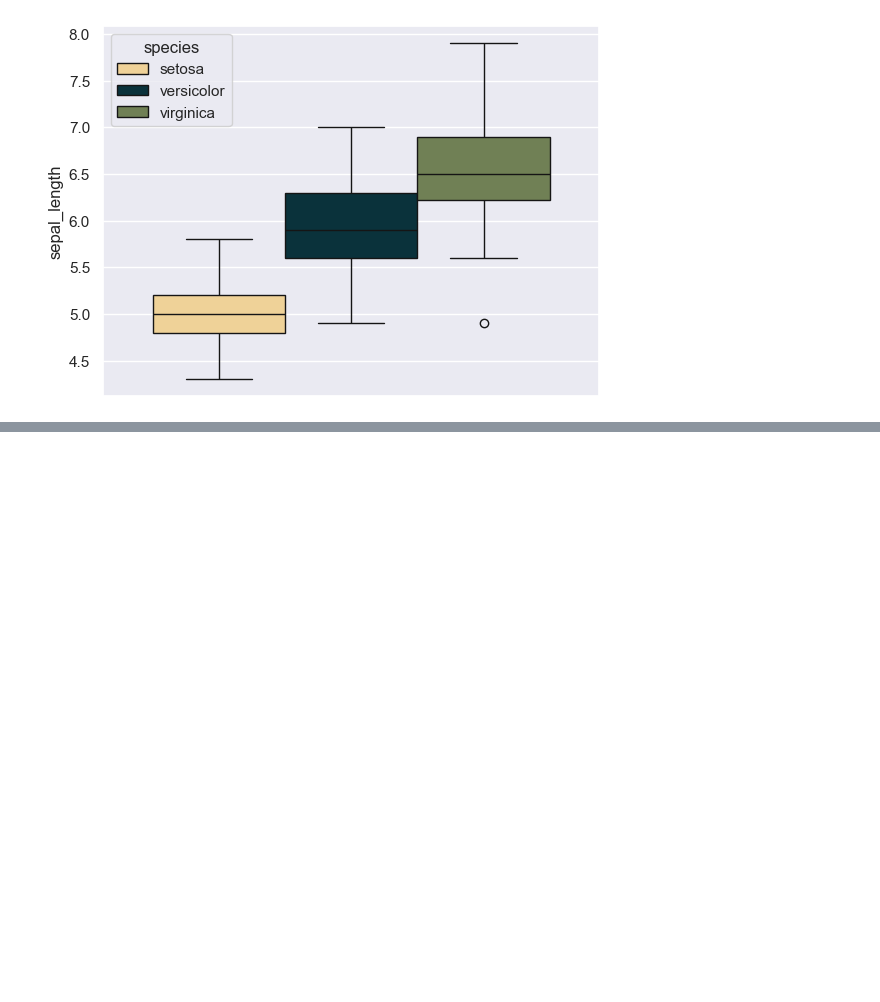
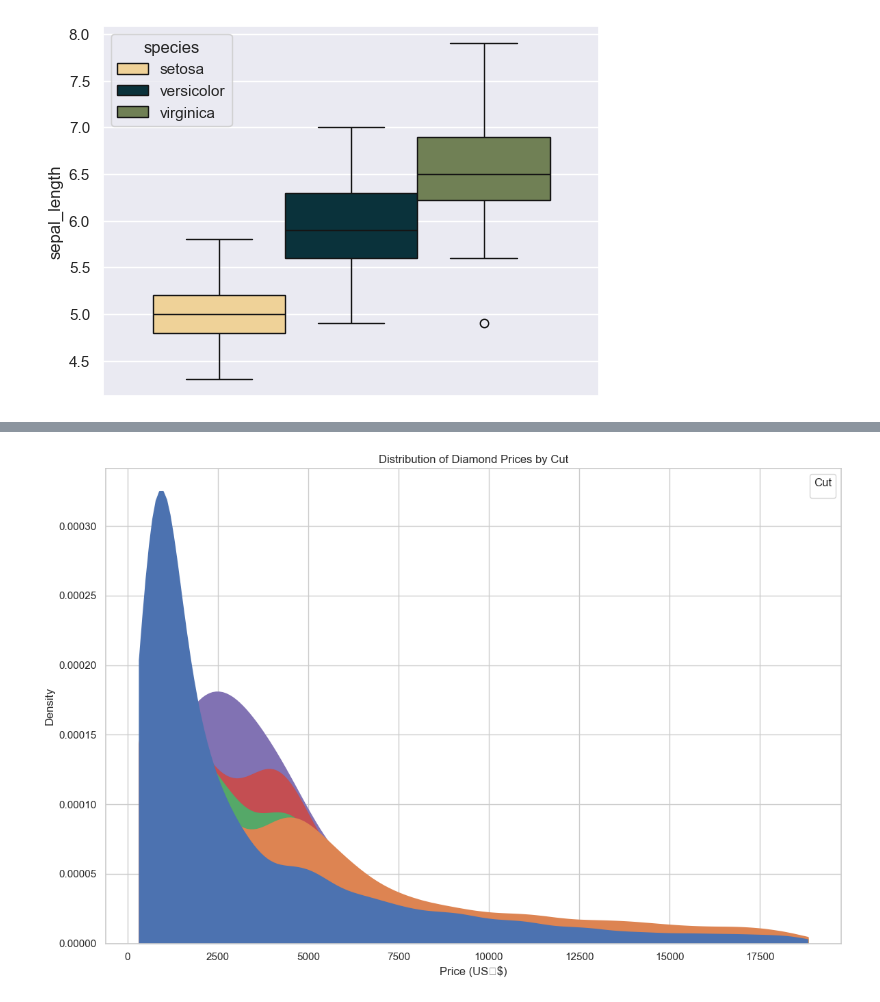
Before and after one commit to Dartmouth-Libraries/reproducible-research, a Jupyter notebook: graphs-plots/python-graph-gallery.ipynb, the cells around one changed output, grey strips where cells are left out. Cells and saved outputs as stored; diff of their text form; code cells hidden in the pictures; blank space fills up the shorter version.

```diff
--- a/graphs-plots/python-graph-gallery.ipynb
+++ b/graphs-plots/python-graph-gallery.ipynb
@@ -70,0 +93,38 @@ plt.show()
+# %%
+# ----- diamond prices by cut (Seaborn + Matplotlib)
+
+import seaborn as sns
+import matplotlib.pyplot as plt
+
+# -----  Load the built‑in "diamonds" dataset
+# NOTE: This requires an internet connection the first time it runs.
+#       Seaborn caches the CSV locally, so subsequent runs are fast.
+diamond_data = sns.load_dataset('diamonds')   # ← straight quotes!
+
+# --- Global figure/plot style settings
+plt.rcParams["figure.figsize"] = (12, 8)       # explicit tuple
+sns.set_theme(style="whitegrid")              # modern seaborn theme
+
+# kde plot
+# `cut=0` tells seaborn **not** to extend the curve beyond the data.
+# `hue='cut'` colours each cut category separately.
+sns.kdeplot(
+    data=diamond_data,
+    x="price",
+    hue="cut",          # column that defines the groups
+    cut=0,              # KDE extension parameter (not the column)
+    fill=True,          # shade under the curves (needs seaborn ≥0.11)
+    common_norm=False,  # each hue gets its own normalisation
+    alpha=1.0,          # fully opaque fill
+    linewidth=1.5,      # make the lines a bit thicker
+)
+
+#add to the figure and show
+plt.title("Distribution of Diamond Prices by Cut")
+plt.xlabel("Price (US $)")
+plt.ylabel("Density")
+plt.legend(title="Cut", loc="upper right")   # optional, but clearer
+plt.tight_layout()
+plt.show()
+# %% [output]
+[figure, added]
```
Also changed, not shown: parts of 4 cells of this notebook.
